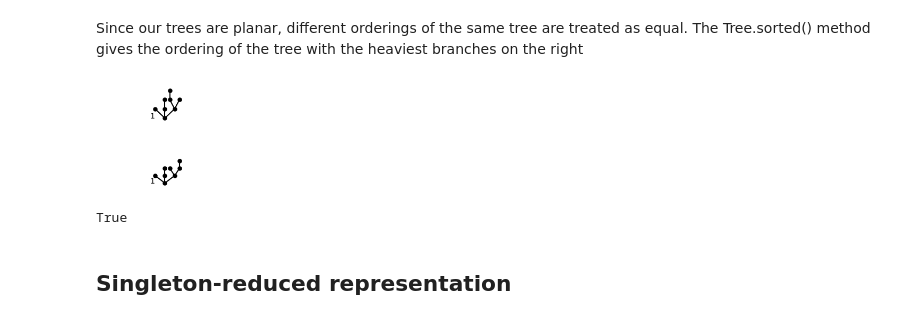
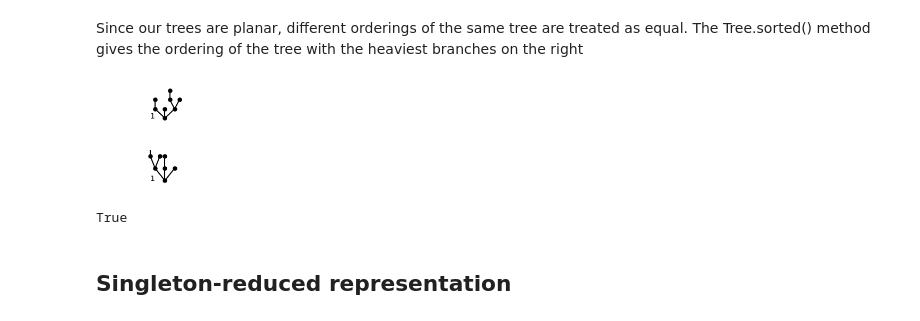
Before and after one commit to daniil-shmelev/kauri, a Jupyter notebook: example.ipynb, the cells around one changed output. Saved outputs shown, nothing was run; the diff lists cells and outputs as text; code cells hidden in the pictures.

Commit message:
Added tree generation

```diff
--- a/example.ipynb
+++ b/example.ipynb
@@ -5,13 +5,13 @@ from rootedtrees import *
 # %% [markdown]
 Since our trees are planar, different orderings of the same tree are treated as equal. The Tree.sorted() method gives the ordering of the tree with the heaviest branches on the right
 # %%
-t = Tree([[],[[]],[[[]],[]]])
+t = Tree([[[]], [],[[[]],[]]])
 display(t)
 display(t.sorted())
 print(t == t.sorted())
 # %% [output]
 [figure]
-[figure, old version]
+[figure, new version]
 True
 # %% [markdown]
 ## Singleton-reduced representation
```
Also changed, not shown: 6 other files.
